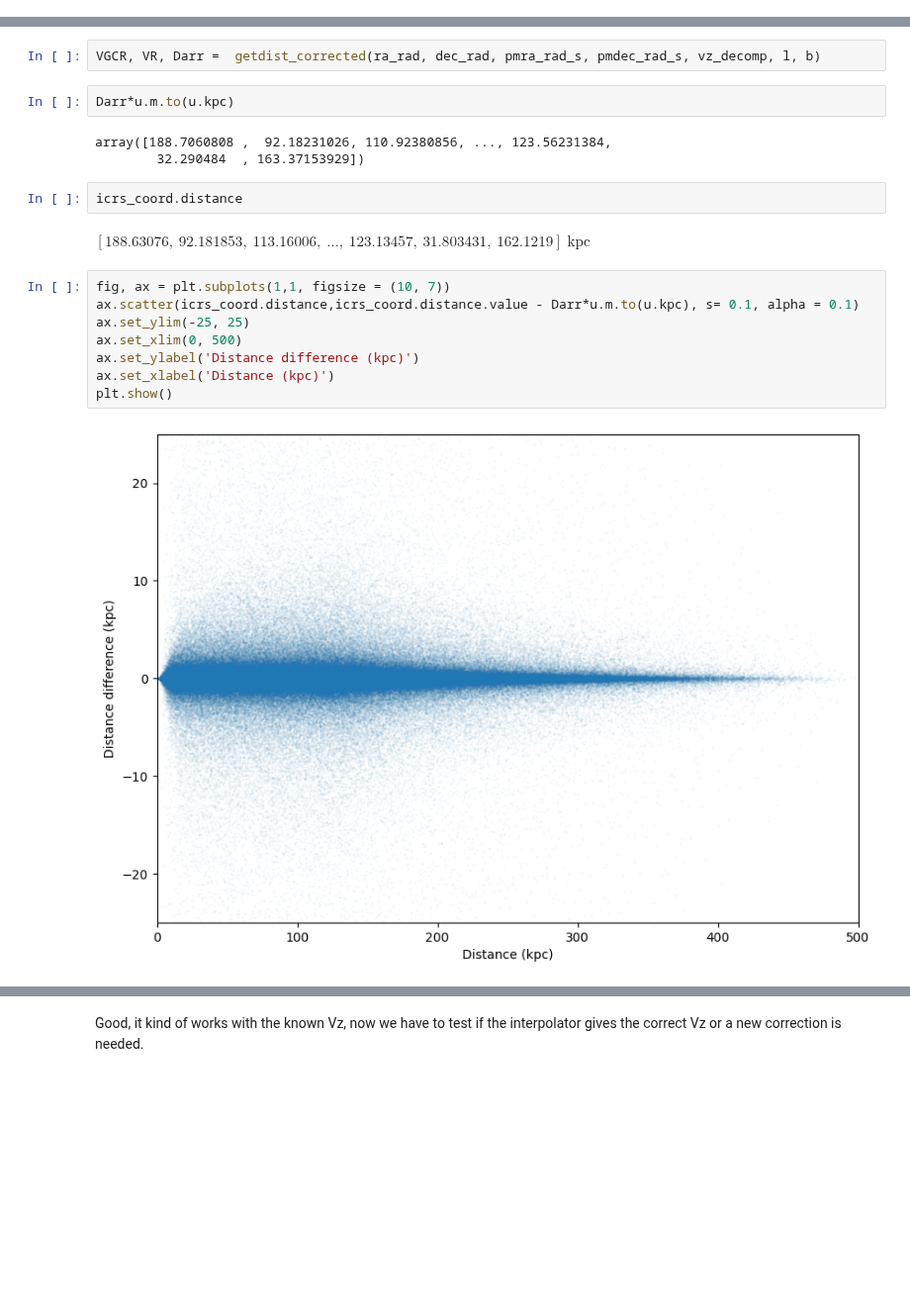
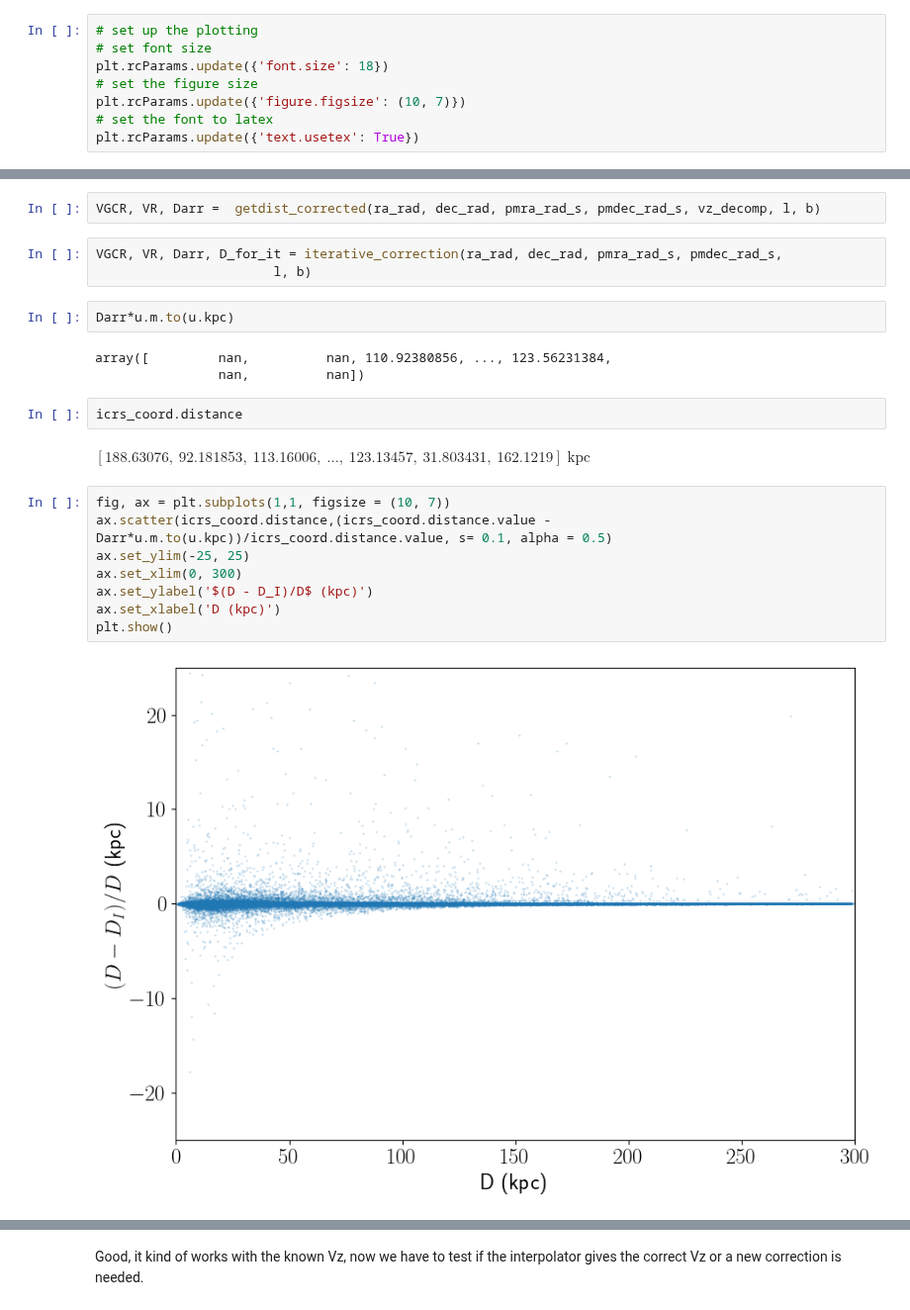
Before and after one commit to fawkez/HVS_1, a Jupyter notebook: Notebooks/iterative_method/debug_iterative_correction.ipynb, the cells around one changed output, grey strips where cells are left out. Shown at 99% size. Saved outputs shown, nothing was run; the diff lists cells and outputs as text; blank space fills up the shorter version.

```diff
--- a/Notebooks/iterative_method/debug_iterative_correction.ipynb
+++ b/Notebooks/iterative_method/debug_iterative_correction.ipynb
@@ -45,6 +46,14 @@ from astropy.table import Table
 
 # lets test with some speedystar data
 data = Table.read('/Users/mncavieres/Documents/2024-2/HVS/Data/speedystar_catalogs/stock_long.fits')
+# %%
+# set up the plotting
+# set font size
+plt.rcParams.update({'font.size': 18})
+# set the figure size
+plt.rcParams.update({'figure.figsize': (10, 7)})
+# set the font to latex
+plt.rcParams.update({'text.usetex': True})
 # %%
 data = data[data['v0']> 1500]
 # %%
@@ -111,22 +120,25 @@ b = data['b']
 vz_decomp = data['vz'] - data['z']*((data['vx']**2 + data['vy']**2)**0.5 )/(data['x']**2 + data['y']**2)**0.5
 # %%
 VGCR, VR, Darr =  getdist_corrected(ra_rad, dec_rad, pmra_rad_s, pmdec_rad_s, vz_decomp, l, b)
+# %%
+VGCR, VR, Darr, D_for_it = iterative_correction(ra_rad, dec_rad, pmra_rad_s, pmdec_rad_s,
+                       l, b)
 # %%
 Darr*u.m.to(u.kpc)
 # %% [output]
-array([188.7060808 ,  92.18231026, 110.92380856, ..., 123.56231384,
-        32.290484  , 163.37153929])
+array([         nan,          nan, 110.92380856, ..., 123.56231384,
+                nan,          nan])
 # %%
 icrs_coord.distance
 # %% [output]
 $[188.63076,~92.181853,~113.16006,~\dots,~123.13457,~31.803431,~162.1219] \; \mathrm{kpc}$
 # %%
 fig, ax = plt.subplots(1,1, figsize = (10, 7))
-ax.scatter(icrs_coord.distance,icrs_coord.distance.value - Darr*u.m.to(u.kpc), s= 0.1, alpha = 0.1)
+ax.scatter(icrs_coord.distance,(icrs_coord.distance.value - Darr*u.m.to(u.kpc))/icrs_coord.distance.value, s= 0.1, alpha = 0.5)
 ax.set_ylim(-25, 25)
-ax.set_xlim(0, 500)
-ax.set_ylabel('Distance difference (kpc)')
-ax.set_xlabel('Distance (kpc)')
+ax.set_xlim(0, 300)
+ax.set_ylabel('$(D - D_I)/D$ (kpc)')
+ax.set_xlabel('D (kpc)')
 plt.show()
 # %% [output]
-[figure, old version]
+[figure, new version]
```
Also changed, not shown: parts of 43 cells of this notebook, 13 other files.
